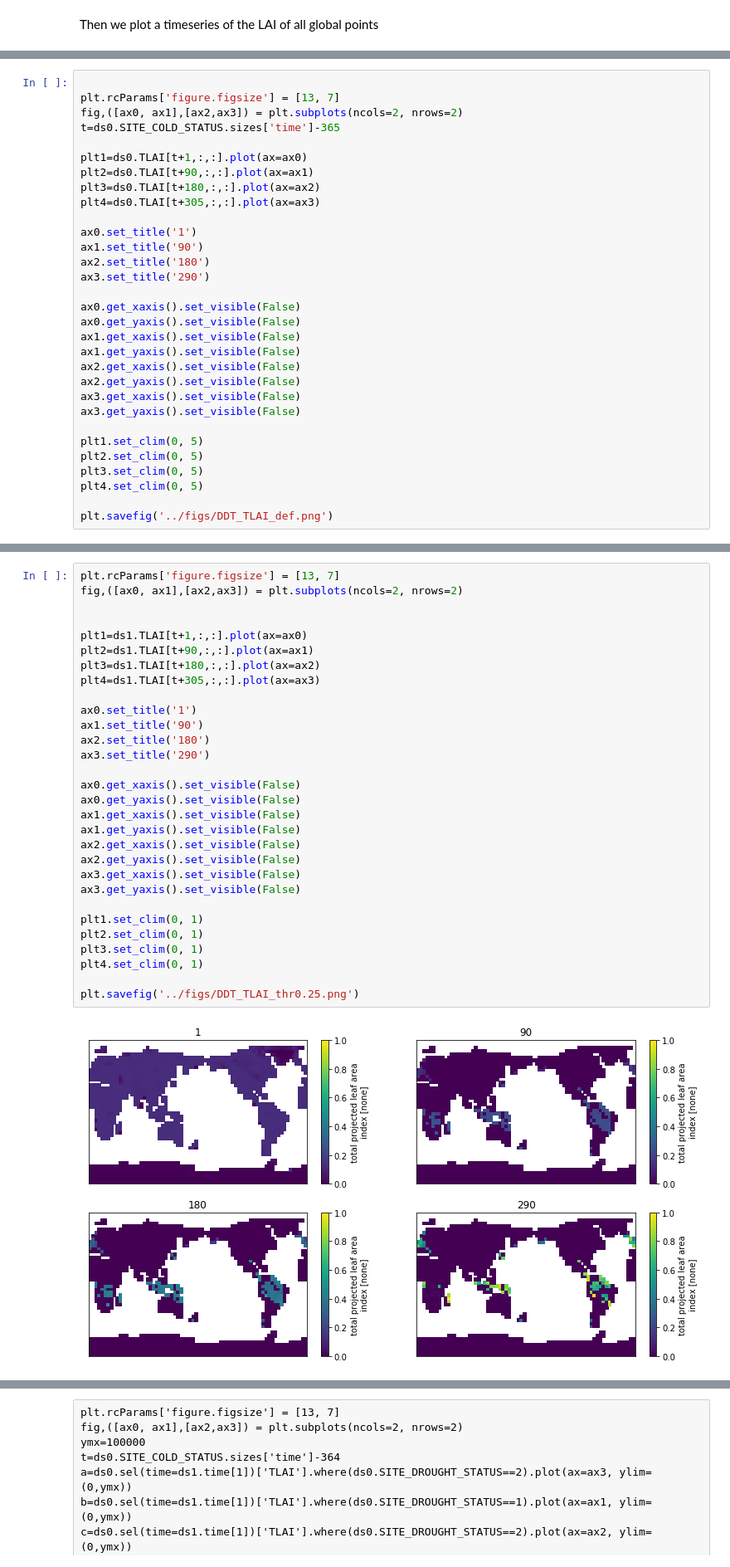
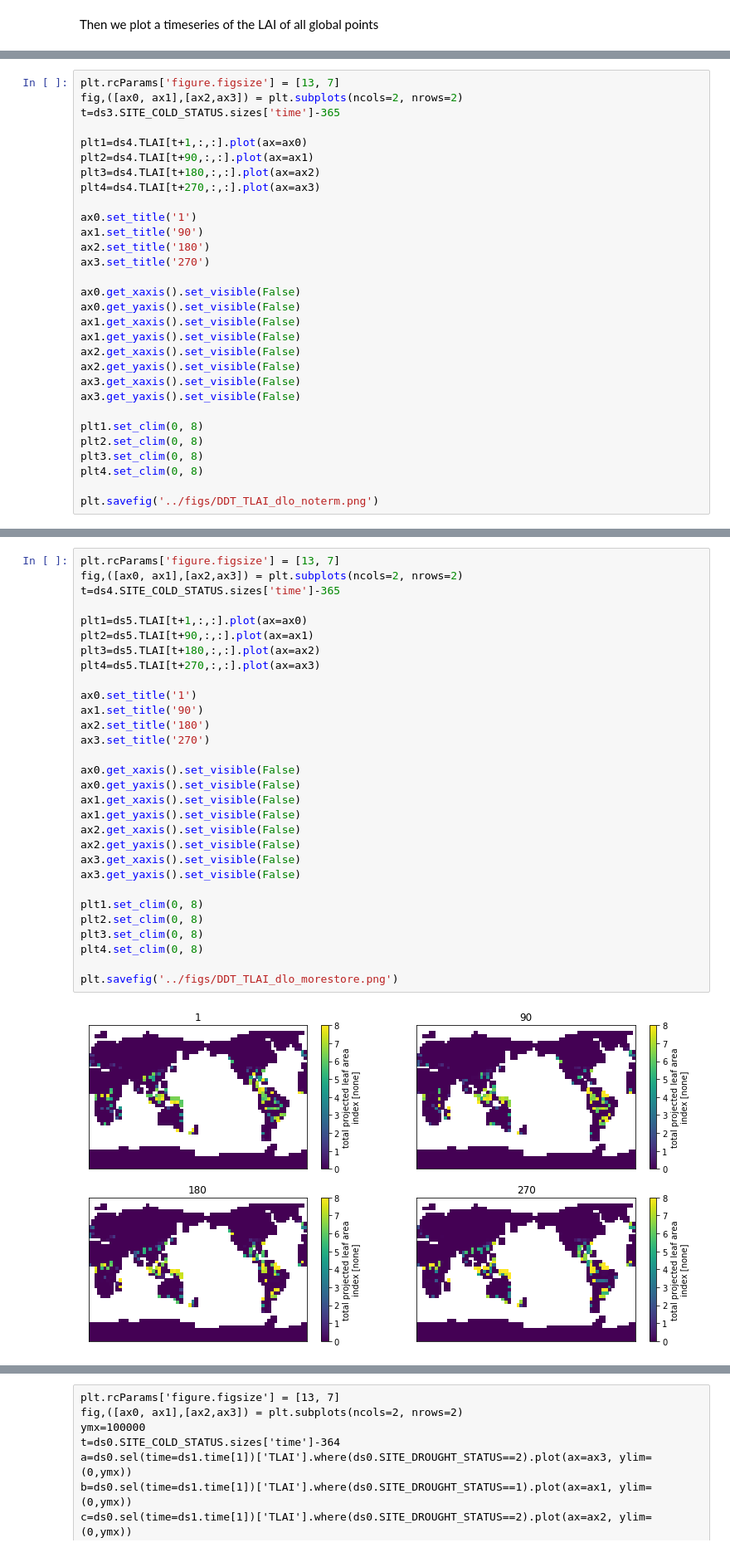
Before and after one commit to rosiealice/global_pft_scripts, a Jupyter notebook: analysis_scripts/FATES_singlepft_DDT.ipynb, the cells around one changed output, grey strips where cells are left out. Shown at 83% size. Saved outputs shown, nothing was run; the diff lists cells and outputs as text.

```diff
--- a/analysis_scripts/FATES_singlepft_DDT.ipynb
+++ b/analysis_scripts/FATES_singlepft_DDT.ipynb
@@ -108,18 +300,17 @@ Then we plot a timeseries of the LAI of all global points
 # %%
-
 plt.rcParams['figure.figsize'] = [13, 7]
 fig,([ax0, ax1],[ax2,ax3]) = plt.subplots(ncols=2, nrows=2)
-t=ds0.SITE_COLD_STATUS.sizes['time']-365
+t=ds3.SITE_COLD_STATUS.sizes['time']-365
 
-plt1=ds0.TLAI[t+1,:,:].plot(ax=ax0)
-plt2=ds0.TLAI[t+90,:,:].plot(ax=ax1)
-plt3=ds0.TLAI[t+180,:,:].plot(ax=ax2)
-plt4=ds0.TLAI[t+305,:,:].plot(ax=ax3)
+plt1=ds4.TLAI[t+1,:,:].plot(ax=ax0)
+plt2=ds4.TLAI[t+90,:,:].plot(ax=ax1)
+plt3=ds4.TLAI[t+180,:,:].plot(ax=ax2)
+plt4=ds4.TLAI[t+270,:,:].plot(ax=ax3)
 
 ax0.set_title('1')
 ax1.set_title('90')
 ax2.set_title('180')
-ax3.set_title('290')
+ax3.set_title('270')
 
 ax0.get_xaxis().set_visible(False)
 ax0.get_yaxis().set_visible(False)
@@ -130,10 +321,10 @@ ax2.get_yaxis().set_visible(False)
 ax3.get_xaxis().set_visible(False)
 ax3.get_yaxis().set_visible(False)
 
-plt1.set_clim(0, 5)
-plt2.set_clim(0, 5)
-plt3.set_clim(0, 5)
-plt4.set_clim(0, 5)
+plt1.set_clim(0, 8)
+plt2.set_clim(0, 8)
+plt3.set_clim(0, 8)
+plt4.set_clim(0, 8)
 
-plt.savefig('../figs/DDT_TLAI_def.png')
+plt.savefig('../figs/DDT_TLAI_dlo_noterm.png')
 # %% [output]
@@ -141,32 +362,32 @@ plt.savefig('../figs/DDT_TLAI_def.png')
 # %%
 plt.rcParams['figure.figsize'] = [13, 7]
 fig,([ax0, ax1],[ax2,ax3]) = plt.subplots(ncols=2, nrows=2)
+t=ds4.SITE_COLD_STATUS.sizes['time']-365
 
-
-plt1=ds1.TLAI[t+1,:,:].plot(ax=ax0)
-plt2=ds1.TLAI[t+90,:,:].plot(ax=ax1)
-plt3=ds1.TLAI[t+180,:,:].plot(ax=ax2)
-plt4=ds1.TLAI[t+305,:,:].plot(ax=ax3)
+plt1=ds5.TLAI[t+1,:,:].plot(ax=ax0)
+plt2=ds5.TLAI[t+90,:,:].plot(ax=ax1)
+plt3=ds5.TLAI[t+180,:,:].plot(ax=ax2)
+plt4=ds5.TLAI[t+270,:,:].plot(ax=ax3)
 
 ax0.set_title('1')
 ax1.set_title('90')
 ax2.set_title('180')
-ax3.set_title('290')
+ax3.set_title('270')
 
 ax0.get_xaxis().set_visible(False)
 ax0.get_yaxis().set_visible(False)
 ax1.get_xaxis().set_visible(False)
 ax1.get_yaxis().set_visible(False)
 ax2.get_xaxis().set_visible(False)
 ax2.get_yaxis().set_visible(False)
 ax3.get_xaxis().set_visible(False)
 ax3.get_yaxis().set_visible(False)
 
-plt1.set_clim(0, 1)
-plt2.set_clim(0, 1)
-plt3.set_clim(0, 1)
-plt4.set_clim(0, 1)
+plt1.set_clim(0, 8)
+plt2.set_clim(0, 8)
+plt3.set_clim(0, 8)
+plt4.set_clim(0, 8)
 
-plt.savefig('../figs/DDT_TLAI_thr0.25.png')
+plt.savefig('../figs/DDT_TLAI_dlo_morestore.png')
 # %% [output]
-[figure, old version]
+[figure, new version]
```
Also changed, not shown: parts of 60 cells of this notebook, 8 other files.
